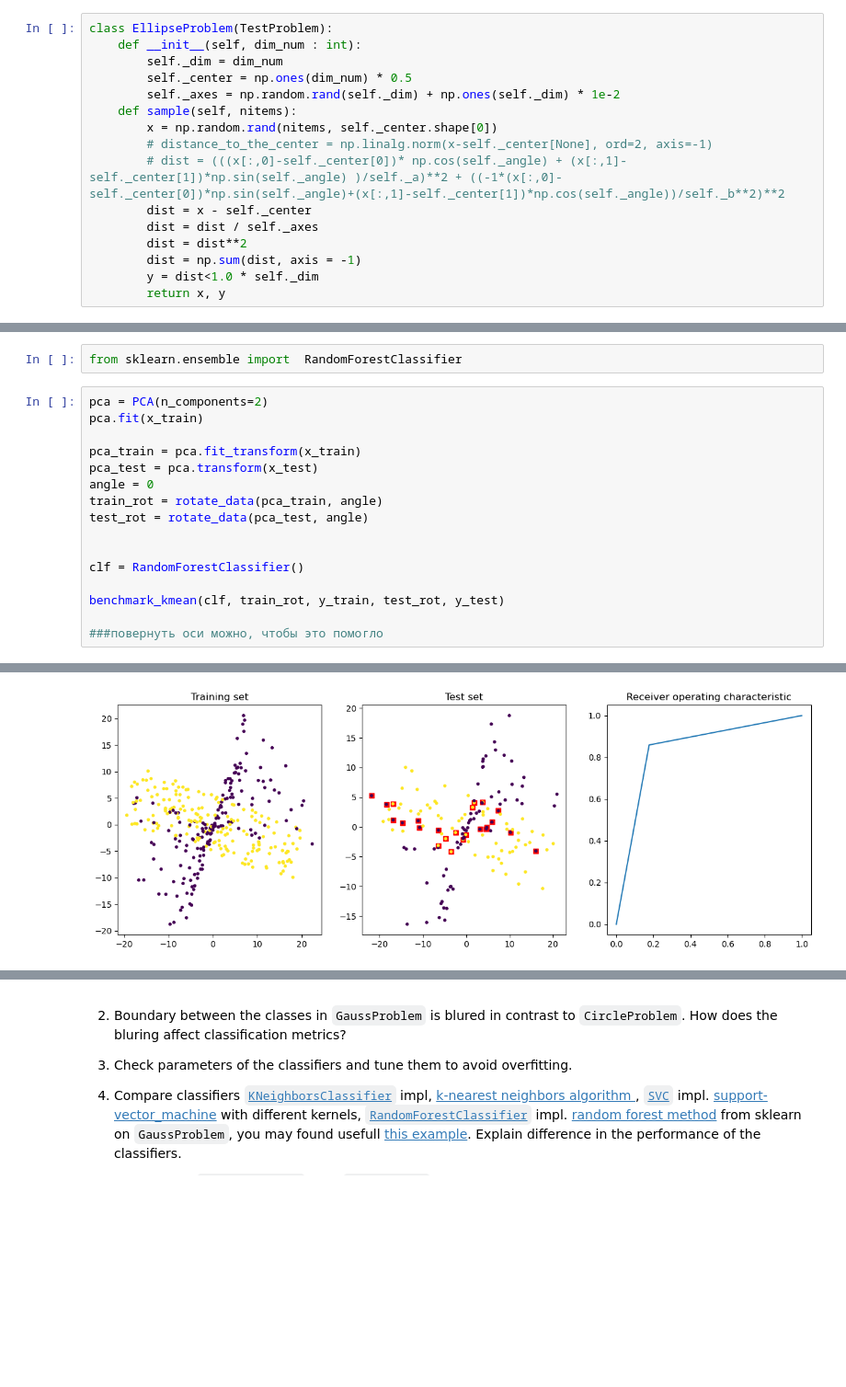
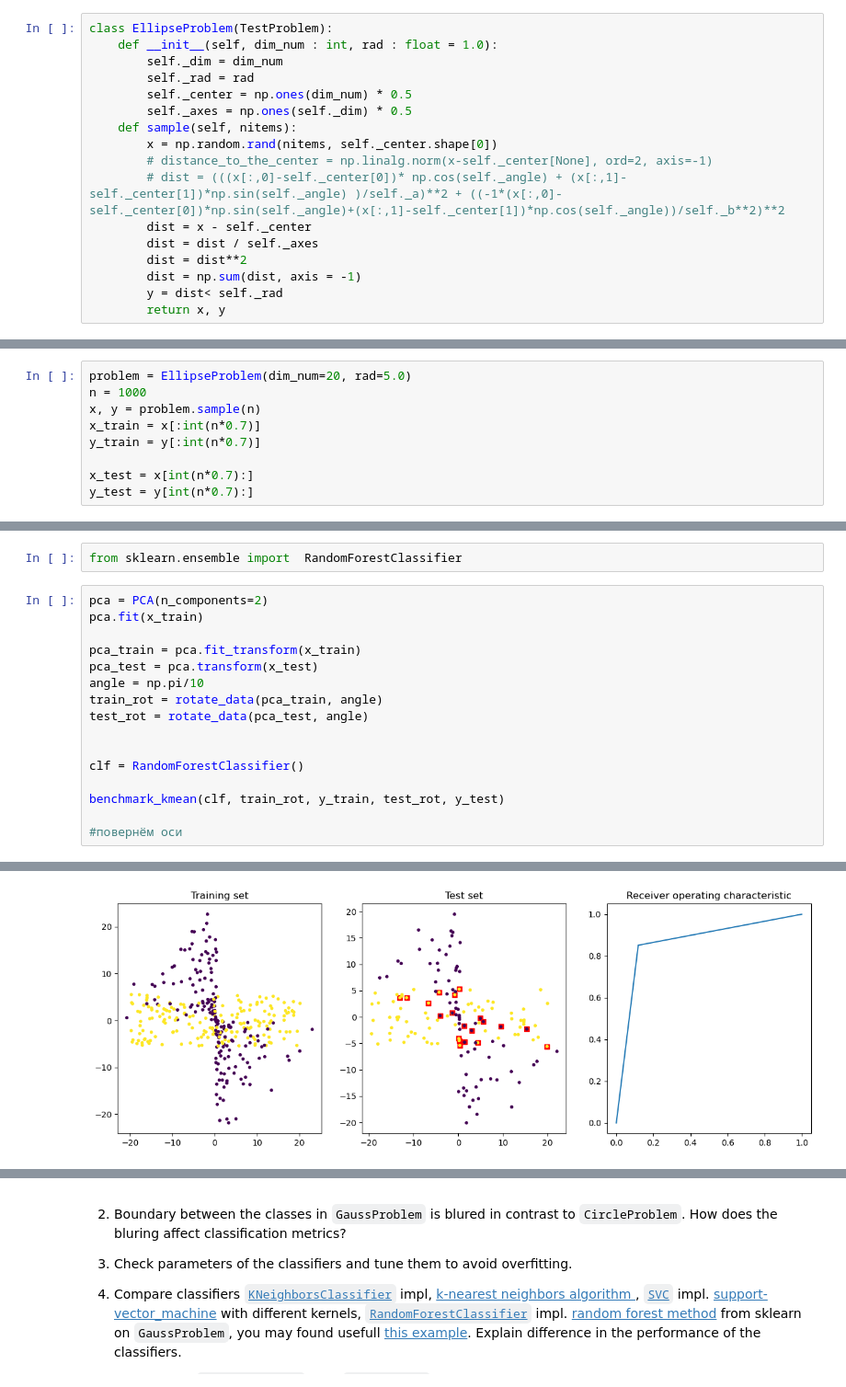
Before and after one commit to EHAT32/mlInPhysics, a Jupyter notebook: lab2.ipynb, the cells around one changed output, grey strips where cells are left out. Shown at 92% size. Saved outputs shown, nothing was run; the diff lists cells and outputs as text; blank space fills up the shorter version.

```diff
--- a/lab2.ipynb
+++ b/lab2.ipynb
@@ -424,10 +426,11 @@ Recall 93.10%, precision 65.85%, f1-measure 77.14%
 Создадим генерацию выборки в виде эллипса
 # %%
 class EllipseProblem(TestProblem):
-    def __init__(self, dim_num : int):
+    def __init__(self, dim_num : int, rad : float = 1.0):
         self._dim = dim_num
+        self._rad = rad
         self._center = np.ones(dim_num) * 0.5
-        self._axes = np.random.rand(self._dim) + np.ones(self._dim) * 1e-2
+        self._axes = np.ones(self._dim) * 0.5
     def sample(self, nitems):
         x = np.random.rand(nitems, self._center.shape[0])
         # distance_to_the_center = np.linalg.norm(x-self._center[None], ord=2, axis=-1)
@@ -436,5 +439,5 @@ class EllipseProblem(TestProblem):
         dist = dist / self._axes
         dist = dist**2
         dist = np.sum(dist, axis = -1)
-        y = dist<1.0 * self._dim
+        y = dist< self._rad
         return x, y
@@ -466,0 +508,9 @@ Recall 98.53%, precision 91.81%, f1-measure 95.05%
+# %%
+problem = EllipseProblem(dim_num=20, rad=5.0)
+n = 1000
+x, y = problem.sample(n)
+x_train = x[:int(n*0.7)]
+y_train = y[:int(n*0.7)]
+
+x_test = x[int(n*0.7):]
+y_test = y[int(n*0.7):]
@@ -559,7 +632,7 @@ pca.fit(x_train)
 
 pca_train = pca.fit_transform(x_train)
 pca_test = pca.transform(x_test)
-angle = 0
+angle = np.pi/10
 train_rot = rotate_data(pca_train, angle)
 test_rot = rotate_data(pca_test, angle)
 
@@ -568,7 +641,7 @@ clf = RandomForestClassifier()
 
 benchmark_kmean(clf, train_rot, y_train, test_rot, y_test)
 
-###повернуть оси можно, чтобы это помогло
+#повернём оси
 # %% [output]
 Training data:
 Confusion matrix:
@@ -583,4 +656,4 @@ Recall 82.28%, precision 86.67%, f1-measure 84.42%
-[figure, old version]
+[figure, new version]
 # %%
 benchmark_kmean(clf, x_train, y_train, x_test, y_test)
 # %% [output]
```
Also changed, not shown: parts of 28 cells of this notebook.
